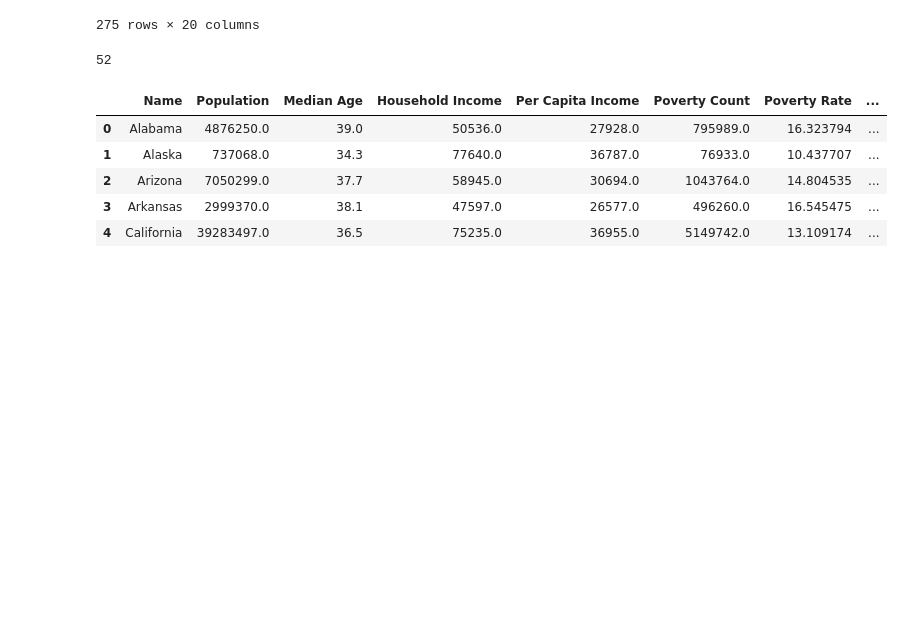
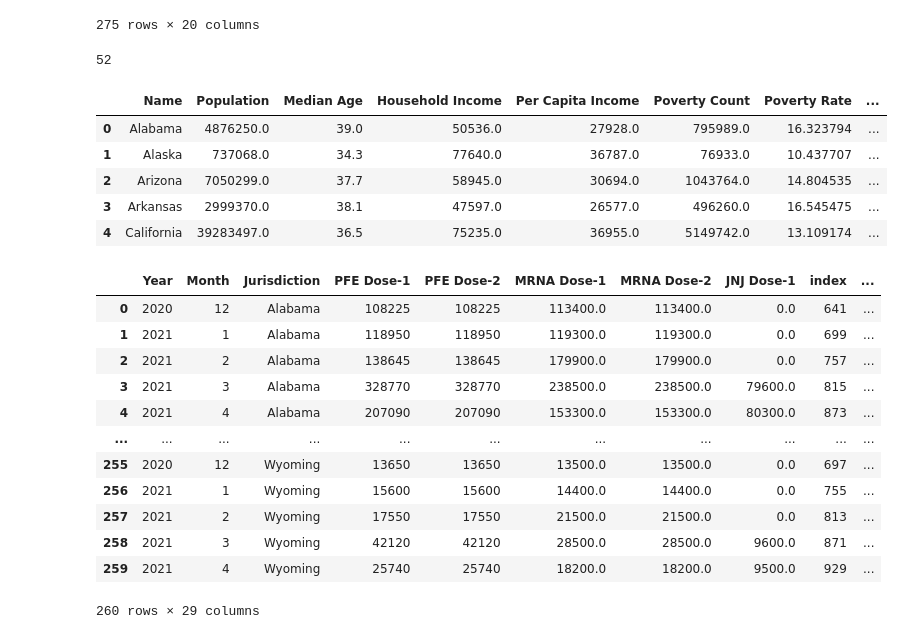
Before and after one commit to AnneNiemiec/Project_One, a Jupyter notebook: data_cleanup.ipynb, the cells around one changed output. Cells and saved outputs as stored; diff of their text form; code cells hidden in the pictures; blank space fills up the shorter version.

Commit message:
data clean

```diff
--- a/data_cleanup.ipynb
+++ b/data_cleanup.ipynb
@@ -175,3 +175,25 @@ census_pd.head()
 | 2 | Arizona | 7050299.0 | 37.7 | 58945.0 | 30694.0 | 1043764.0 | 14.804535 | ... |
 | 3 | Arkansas | 2999370.0 | 38.1 | 47597.0 | 26577.0 | 496260.0 | 16.545475 | ... |
 | 4 | California | 39283497.0 | 36.5 | 75235.0 | 36955.0 | 5149742.0 | 13.109174 | ... |
+# %%
+# merge with Vaccine and CD dataframe.
+
+merge_CD_pfe_mrna_jnj_census = pd.merge(merge_CD_pfe_mrna_jnj, census_pd, left_on=['Jurisdiction'], right_on=['Name'], how='inner')
+
+# merge_CD_pfe_mrna_jnj_census.to_csv('source_data/new_dataframes/Cencus_vaccine_CD.csv')
+
+merge_CD_pfe_mrna_jnj_census
+# %% [output]
+|  | Year | Month | Jurisdiction | PFE Dose-1 | PFE Dose-2 | MRNA Dose-1 | MRNA Dose-2 | JNJ Dose-1 | index | ... |
+| 0 | 2020 | 12 | Alabama | 108225 | 108225 | 113400.0 | 113400.0 | 0.0 | 641 | ... |
+| 1 | 2021 | 1 | Alabama | 118950 | 118950 | 119300.0 | 119300.0 | 0.0 | 699 | ... |
+| 2 | 2021 | 2 | Alabama | 138645 | 138645 | 179900.0 | 179900.0 | 0.0 | 757 | ... |
+| 3 | 2021 | 3 | Alabama | 328770 | 328770 | 238500.0 | 238500.0 | 79600.0 | 815 | ... |
+| 4 | 2021 | 4 | Alabama | 207090 | 207090 | 153300.0 | 153300.0 | 80300.0 | 873 | ... |
+| ... | ... | ... | ... | ... | ... | ... | ... | ... | ... | ... |
+| 255 | 2020 | 12 | Wyoming | 13650 | 13650 | 13500.0 | 13500.0 | 0.0 | 697 | ... |
+| 256 | 2021 | 1 | Wyoming | 15600 | 15600 | 14400.0 | 14400.0 | 0.0 | 755 | ... |
+| 257 | 2021 | 2 | Wyoming | 17550 | 17550 | 21500.0 | 21500.0 | 0.0 | 813 | ... |
+| 258 | 2021 | 3 | Wyoming | 42120 | 42120 | 28500.0 | 28500.0 | 9600.0 | 871 | ... |
+| 259 | 2021 | 4 | Wyoming | 25740 | 25740 | 18200.0 | 18200.0 | 9500.0 | 929 | ... |
+260 rows × 29 columns
```
Also changed, not shown: 1 other file.
